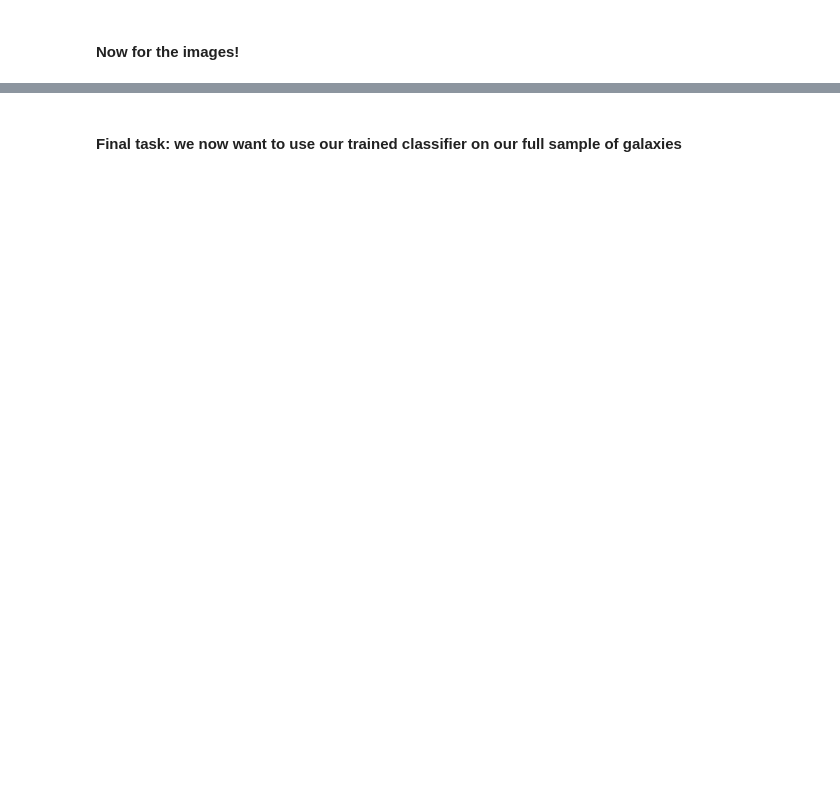
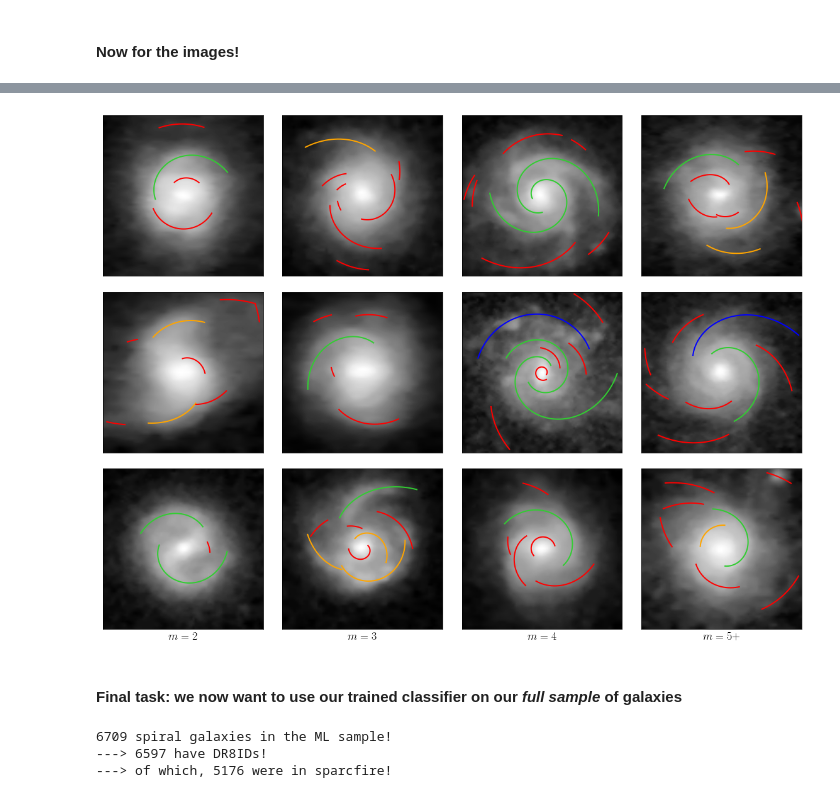
Before and after one commit to RossHart/sparcfire, a Jupyter notebook: panoptes_project/ML_testing.ipynb, the cells around one changed output, grey strips where cells are left out. Cells and saved outputs as stored; diff of their text form; code cells hidden in the pictures; blank space fills up the shorter version.

```diff
--- a/panoptes_project/ML_testing.ipynb
+++ b/panoptes_project/ML_testing.ipynb
@@ -481,12 +537,13 @@ _ = ax.set_ylabel('$N_\mathrm{arcs}$')
 # %% [markdown]
 #### Now for the images!
 # %%
-gz2_data = Table.read('../../fits/full_sample_debiased_w_low_z.fits')
+gz2_data = Table.read('../../fits/full_sample_debiased_w_low_z_mod.fits')
 # Load the paramiko client i.o.t. get images
 client = ParamikoClient()
 # %%
 has_good_arm = [] # only do galaxies where people said there was >= 1 good arm!
-for id_ in good_ids:
+
+for id_ in spotted_ids:
     arc_frame_id = arc_table_spotted[arc_table_spotted['gxyName'] == id_]
     has_good_arm.append(np.any(arc_frame_id['p_good'] > 0.5))
 
@@ -523,5 +580,5 @@ for id_ in best_ids:
     w_list.append(w)
 
 spotted_gz2_array = np.array([best_ids,m_list,w_list]).T
-spotted_gz2_table = Table(spotter_gz2_array,names=('id','m','w'),
+spotted_gz2_table = Table(spotted_gz2_array,names=('id','m','w'),
                           dtype=('int64','int','int'))
@@ -538,8 +597,8 @@ np.random.seed(0)
 N_sample_galaxies = 3
 plot_id_array = np.empty((N_sample_galaxies,4),dtype=np.int64)
 for m in range(4):
-    in_m = spotter_gz2_table['m'] == m+2
-    m_ids = spotter_gz2_table['id'][in_m]
+    in_m = spotted_gz2_table['m'] == m+2
+    m_ids = spotted_gz2_table['id'][in_m]
     random_ids = np.random.choice(m_ids,N_sample_galaxies,
                                   replace=False)
     plot_id_array[:,m] = random_ids
@@ -561,19 +622,24 @@ for id_, ax in zip(plot_ids,axarr):
 # %%
 fig, axarr = plt.subplots(3,4,figsize=(20,15))
+fig.subplots_adjust(wspace=0.1,hspace=0.1)
 
 for a, ax in enumerate(axarr[-1,:]):
     ax.set_xlabel('$m={}$'.format(mlabels[a+1]))
 axarr = axarr.ravel()
 
 for id_, ax in zip(plot_ids,axarr):
     arcplot = ArcData(id_)
     arc_classes = arc_table_spotted[arc_table_spotted['gxyName'] == id_]
     model_labels = np.array(arc_classes['model_labels'],dtype=np.int)
     colors = colors_lookup(model_labels)
     arcplot.display_image(ax,client=client)
     arcplot.draw_arcs(ax,sparcfire_r_arcs,sparcfire_r,
                       colors=colors,lw=2,label=False)
+
+fig.savefig('../paper_figures/spotted_arc_images.pdf')
+# %% [output]
+[figure, added]
 # %% [markdown]
-#### Final task: we now want to use our trained classifier on our full sample of galaxies
+#### Final task: we now want to use our trained classifier on our _full sample_ of galaxies
 # %%
 samples = Table.read('../../fits/sparcfire/sparcfire_samples.fits')
@@ -593,0 +646,19 @@ arc_table_ML = vstack(arc_tables_ML)
+# %%
+mask_columns = ('in_ml_dr7','in_spiral','axial_ok')
+in_ml = np.all([samples[c] for c in mask_columns],axis=0)
+
+print('{} spiral galaxies in the ML sample!'.format(in_ml.sum()))
+has_dr8 = gz2_data['dr8objid'] >= 0
+print('---> {} have DR8IDs!'.format((in_ml*has_dr8).sum()))
+in_sparcfire = np.all([sparcfire_r['fit_state'] == 'OK',has_dr8],axis=0)
+print('---> of which, {} were in sparcfire!'.format((in_ml_sample
+                                                     *in_sparcfire).sum()))
+
+samples['in_sparcfire_r'] = in_sparcfire
+samples.write('../../fits/sparcfire/sparcfire_samples.fits',overwrite=True)
+
+ml_sparcfire = np.all([in_ml,in_sparcfire],axis=0)
+# %% [output]
+6709 spiral galaxies in the ML sample!
+---> 6597 have DR8IDs!
+---> of which, 5176 were in sparcfire!
```
Also changed, not shown: parts of 16 cells of this notebook, 6 other files.
